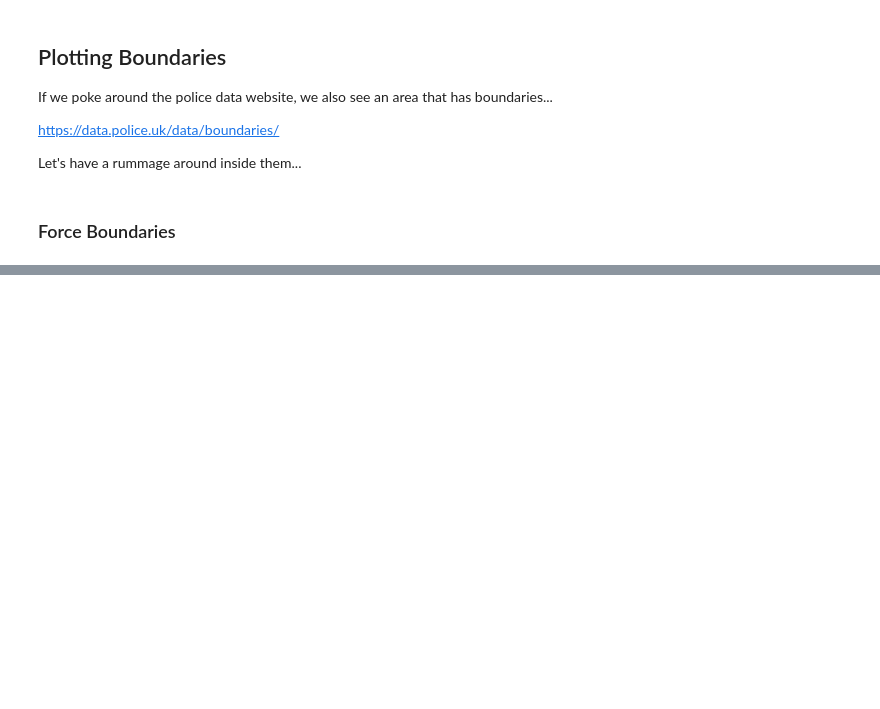
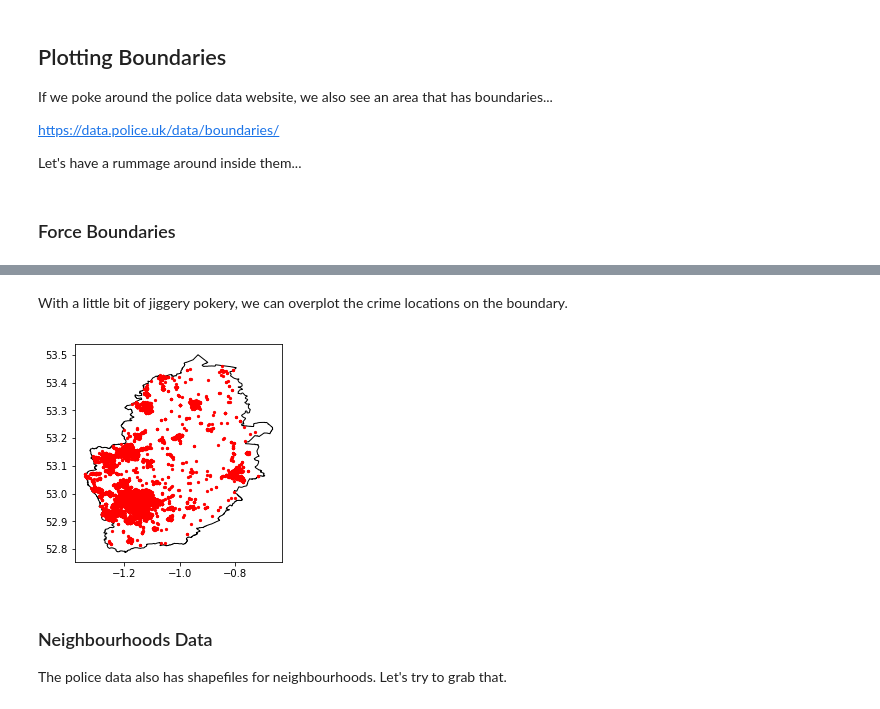
Before and after one commit to psychemedia/crime-data-demo, a Jupyter notebook: Initial Look At The Data.ipynb, the cells around one changed output, grey strips where cells are left out. Drawn from its saved outputs; the diff is of its cells as text; code cells hidden in the pictures; blank space fills up the shorter version.

```diff
--- a/Initial Look At The Data.ipynb
+++ b/Initial Look At The Data.ipynb
@@ -114,0 +200,13 @@ Let's have a rummage around inside them...
+# %% [markdown]
+With a little bit of jiggery pokery, we can overplot the crime locations on the boundary.
+# %%
+import matplotlib.pyplot as plt
+fig, ax = plt.subplots()
+
+ax = gpd_notts.plot(color='white', edgecolor='black', ax=ax)
+ax = gdf_notts.plot( marker='o', color='red', markersize=5, ax=ax)
+# %% [output]
+[figure, added]
+# %% [markdown]
+### Neighbourhoods Data
+The police data also has shapefiles for neighbourhoods. Let's try to grab that.
```
Also changed, not shown: parts of 43 cells of this notebook.
